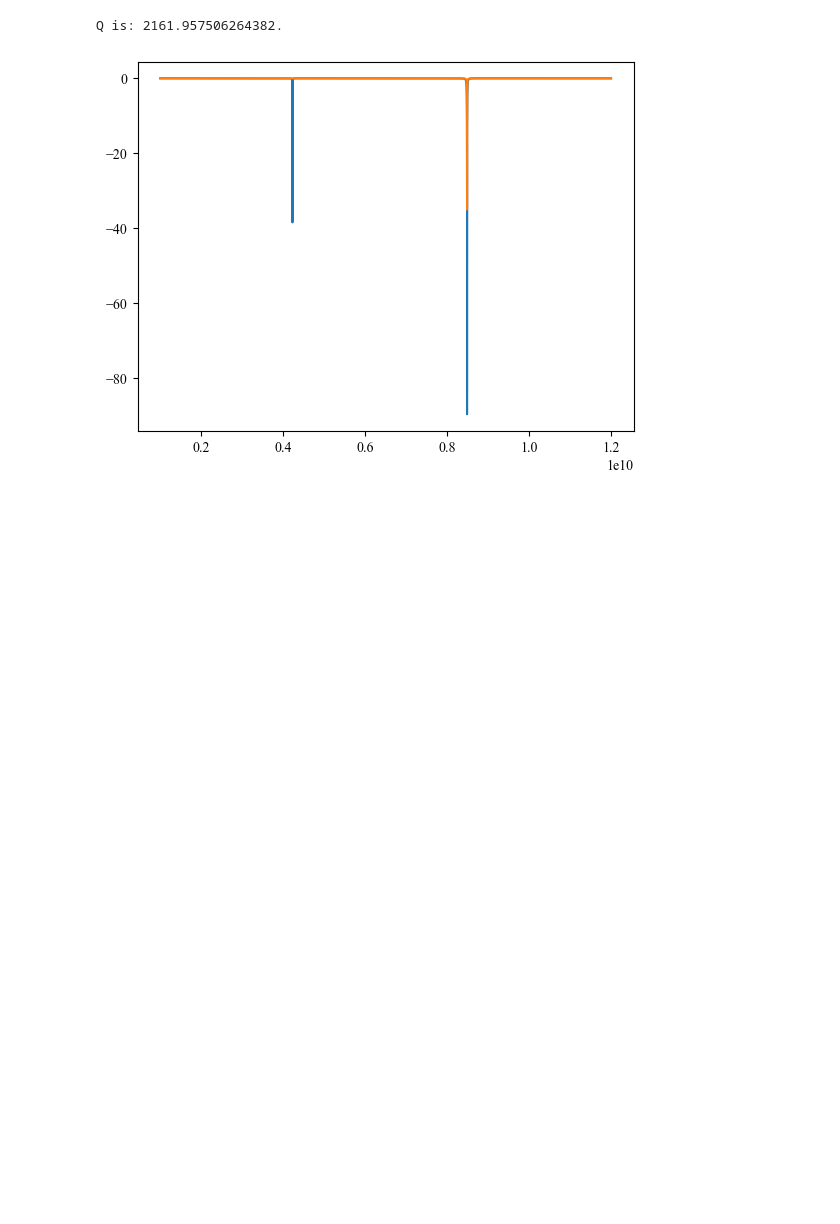
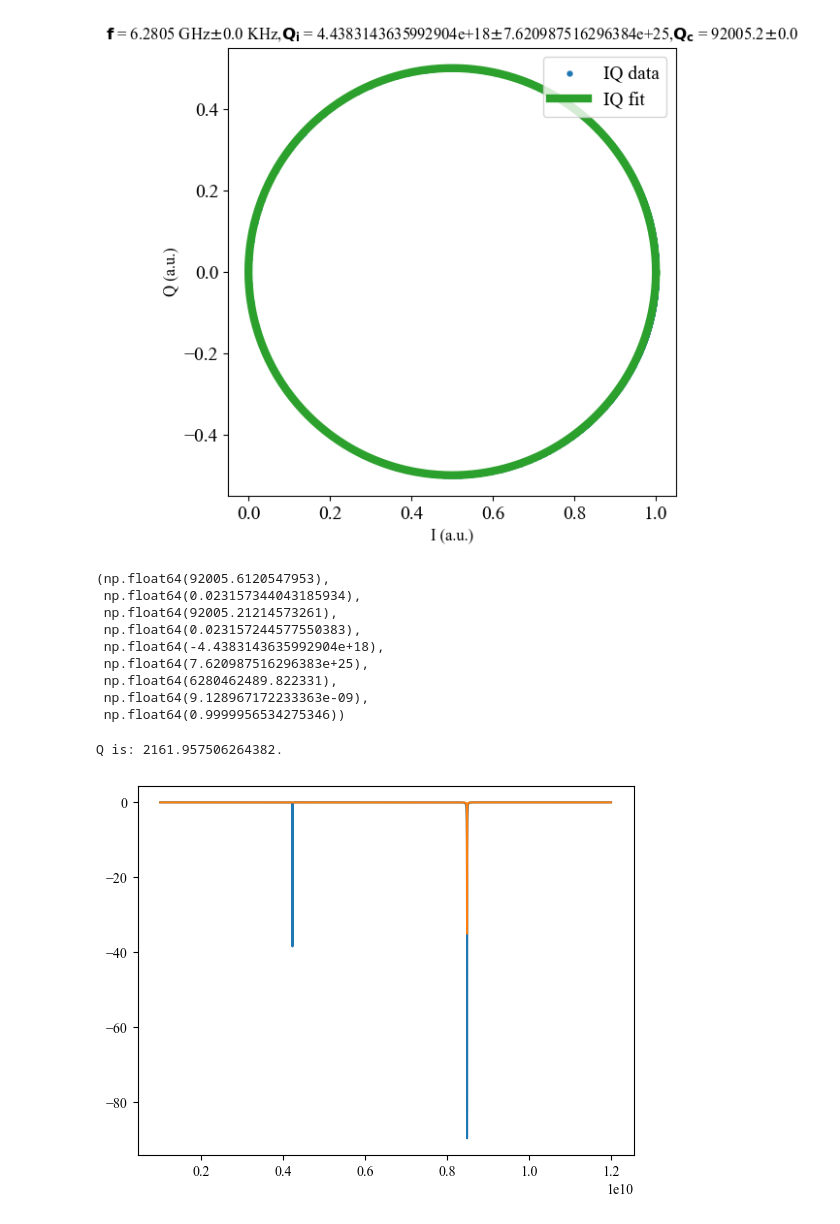
Before and after one commit to eseyetea/2d-sensing, a Jupyter notebook: 2d-sensing/src/mask_design/circuit_model.ipynb, the cells around one changed output. Drawn from its saved outputs; the diff is of its cells as text; code cells hidden in the pictures; blank space fills up the shorter version.

```diff
--- a/2d-sensing/src/mask_design/circuit_model.ipynb
+++ b/2d-sensing/src/mask_design/circuit_model.ipynb
@@ -175,3 +253,16 @@ plt.legend()
+# %%
+circle_fit(f,np.real(s21s),np.imag(s21s),power=-80)
+# %% [output]
+[figure, added]
+(np.float64(92005.6120547953),
+ np.float64(0.023157344043185934),
+ np.float64(92005.21214573261),
+ np.float64(0.023157244577550383),
+ np.float64(-4.4383143635992904e+18),
+ np.float64(7.620987516296383e+25),
+ np.float64(6280462489.822331),
+ np.float64(9.128967172233363e-09),
+ np.float64(0.9999956534275346))
 # %%
 def lorentzian(f, f0, Q, A, offset):
     return offset + A * ((f0 / (2 * Q))**2) / ((f - f0)**2 + (f0 / (2 * Q))**2)
```
Also changed, not shown: parts of 6 cells of this notebook, 19 other files.
